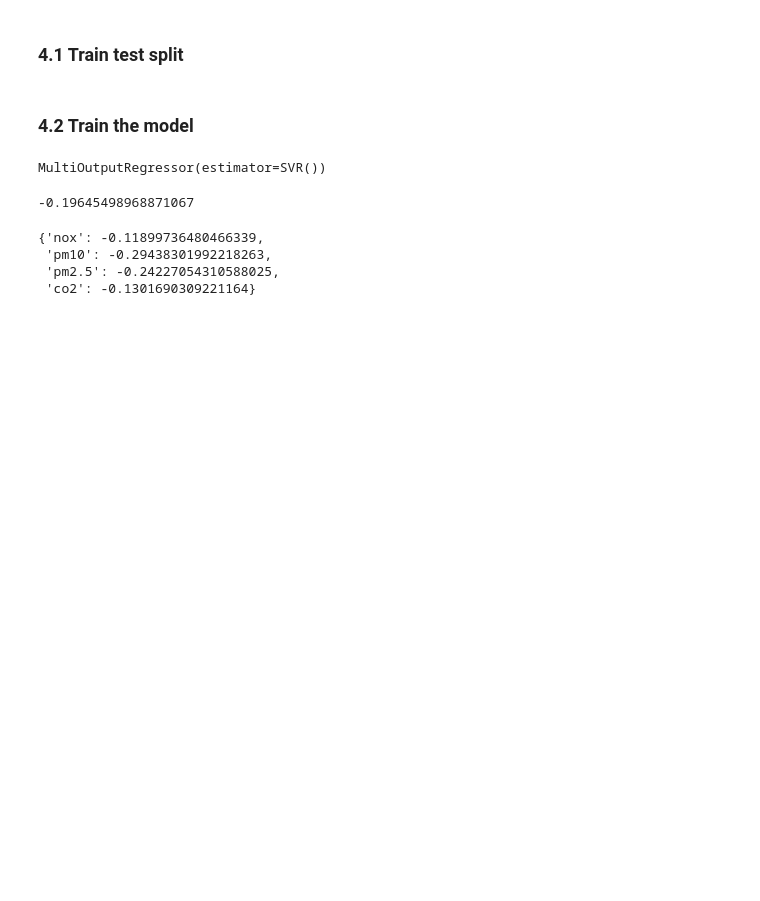
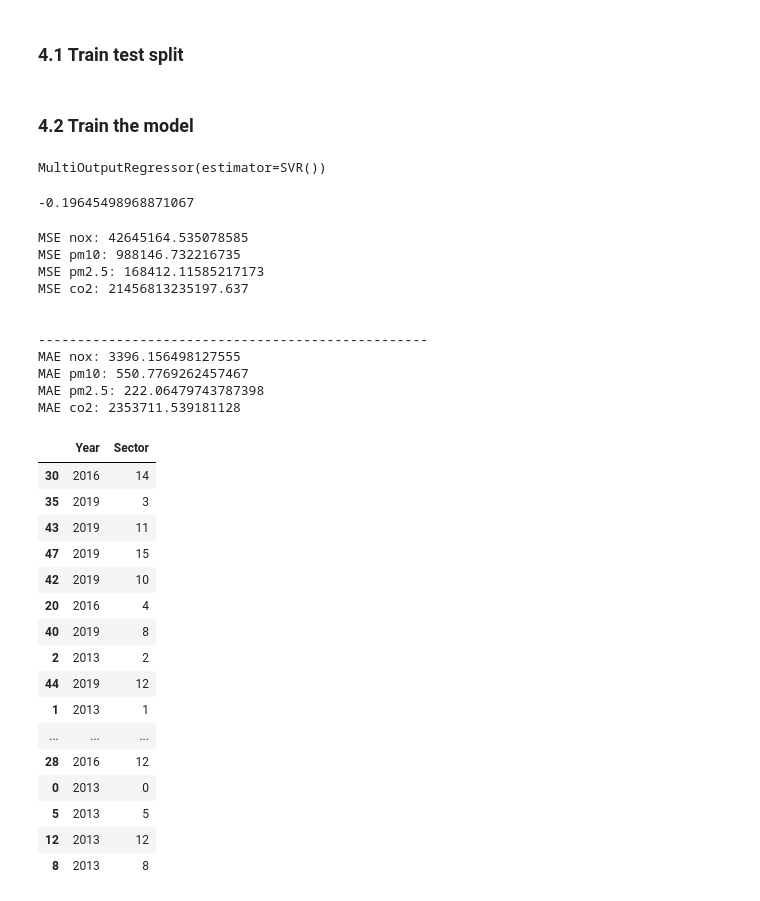
Before and after one commit to danilopsss/uol_group_d, a Jupyter notebook: ipynb_files/code/SVM.ipynb, the cells around one changed output. Drawn from its saved outputs; the diff is of its cells as text; code cells hidden in the pictures; blank space fills up the shorter version.

```diff
--- a/ipynb_files/svm.ipynb
+++ b/ipynb_files/code/SVM.ipynb
@@ -123,9 +169,22 @@ Y_pred = pd.DataFrame(Y_pred, columns=pollutants)
 
 r2_scores = {col: r2_score(Y_train[col], Y_pred[col]) for col in Y_test.columns}
 
-r2_scores
+print('\n')
+print('-'*50)
+
+print('MAE nox:', mean_absolute_error(Y_test['nox'], Y_pred[:, 0]))
+print('MAE pm10:', mean_absolute_error(Y_test['pm10'], Y_pred[:, 1]))
+print('MAE pm2.5:', mean_absolute_error(Y_test['pm2.5'], Y_pred[:, 2]))
+print('MAE co2:', mean_absolute_error(Y_test['co2'], Y_pred[:, 3]))
 # %% [output]
-{'nox': -0.11899736480466339,
- 'pm10': -0.29438301992218263,
- 'pm2.5': -0.24227054310588025,
- 'co2': -0.1301690309221164}
+MSE nox: 42645164.535078585
+MSE pm10: 988146.732216735
+MSE pm2.5: 168412.11585217173
+MSE co2: 21456813235197.637
+
+
+--------------------------------------------------
+MAE nox: 3396.156498127555
+MAE pm10: 550.7769262457467
+MAE pm2.5: 222.06479743787398
+MAE co2: 2353711.539181128
@@ -131,0 +193,47 @@ r2_scores
+# %%
+### Process Categorical Variables
+import numpy as np
+import pandas as pd
+from sklearn import datasets
+from sklearn.model_selection import train_test_split
+from sklearn.svm import SVC
+from sklearn.metrics import accuracy_score, classification_report, confusion_matrix
+from sklearn.preprocessing import LabelEncoder
+
+# Initialize the Label Encoder
+encoder = LabelEncoder()
+
+# Encode 'Main Source Category' using explicit row and column indexing
+# Encode 'Main Source Category' using explicit row and column indexing
+dataframe["Sector"] = encoder.fit_transform(dataframe.loc[:, "Sector"])
+
+# Trying to use date and sector as feature to predict the pollutants
+model = SVC()
+X = dataframe.iloc[:, :2]
+y = dataframe.iloc[:, 2:]
+X_train, X_test, y_train, y_test = train_test_split(X, y, train_size=0.8, random_state=15)
+# model.fit(X_train, y_train)
+# model.score(X_test, y_test)
+
+# # X_test[[]]model.predict(X_test)
+# X_test[['nox_pred', 'n2o_pred', 'pm10_pred', 'pm2.5_pred', 'co2_pred']] = model.predict(X_test)
+# %%
+X_train
+# %% [output]
+|  | Year | Sector |
+| 30 | 2016 | 14 |
+| 35 | 2019 | 3 |
+| 43 | 2019 | 11 |
+| 47 | 2019 | 15 |
+| 42 | 2019 | 10 |
+| 20 | 2016 | 4 |
+| 40 | 2019 | 8 |
+| 2 | 2013 | 2 |
+| 44 | 2019 | 12 |
+| 1 | 2013 | 1 |
+| ... | ... | ... |
+| 28 | 2016 | 12 |
+| 0 | 2013 | 0 |
+| 5 | 2013 | 5 |
+| 12 | 2013 | 12 |
+| 8 | 2013 | 8 |
```
Also changed, not shown: parts of 19 cells of this notebook, 9 other files.
